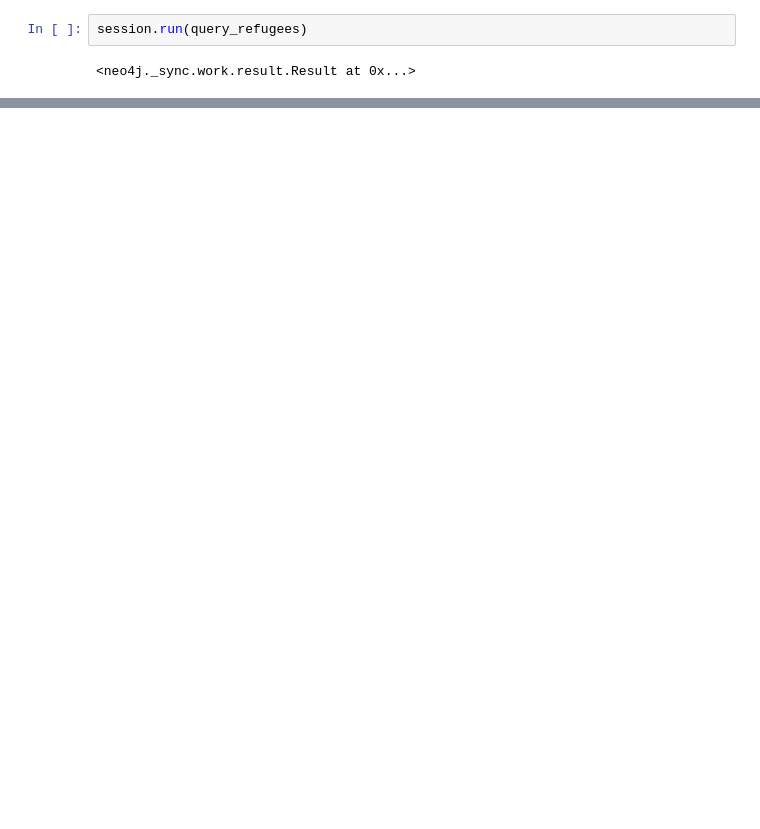
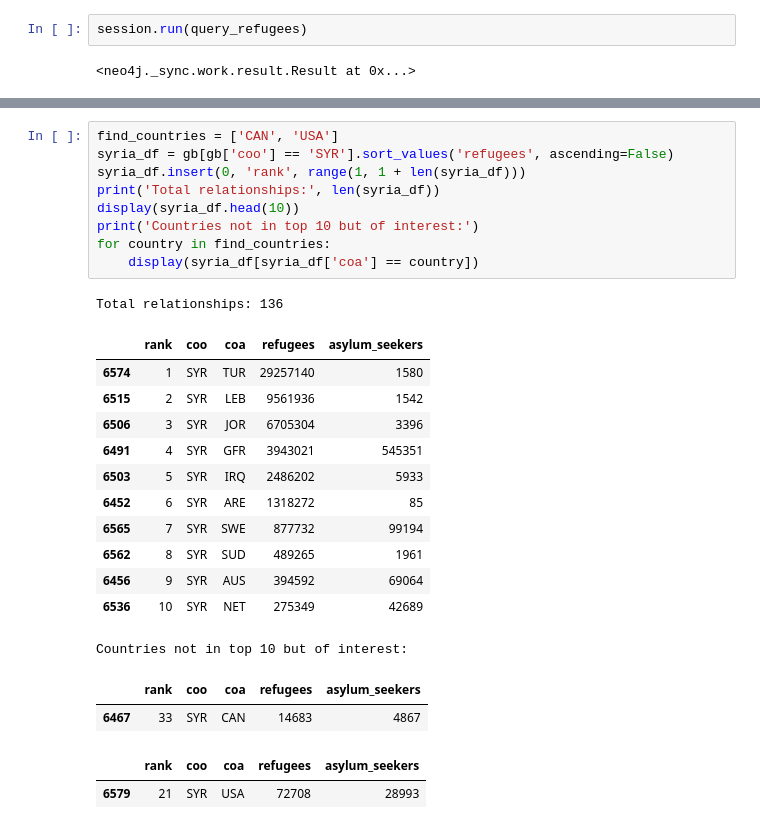
Before and after one commit to drussel4/refugee-flows, a Jupyter notebook: neo4j_workspace.ipynb, the cells around one changed output, grey strips where cells are left out. Saved outputs shown, nothing was run; the diff lists cells and outputs as text; blank space fills up the shorter version.

```diff
--- a/neo4j_workspace.ipynb
+++ b/neo4j_workspace.ipynb
@@ -281,0 +291,27 @@ my_neo4j_nodes_relationships()
+# %%
+find_countries = ['CAN', 'USA']
+syria_df = gb[gb['coo'] == 'SYR'].sort_values('refugees', ascending=False)
+syria_df.insert(0, 'rank', range(1, 1 + len(syria_df)))
+print('Total relationships:', len(syria_df))
+display(syria_df.head(10))
+print('Countries not in top 10 but of interest:')
+for country in find_countries:
+    display(syria_df[syria_df['coa'] == country])
+# %% [output]
+Total relationships: 136
+|  | rank | coo | coa | refugees | asylum_seekers |
+| 6574 | 1 | SYR | TUR | 29257140 | 1580 |
+| 6515 | 2 | SYR | LEB | 9561936 | 1542 |
+| 6506 | 3 | SYR | JOR | 6705304 | 3396 |
+| 6491 | 4 | SYR | GFR | 3943021 | 545351 |
+| 6503 | 5 | SYR | IRQ | 2486202 | 5933 |
+| 6452 | 6 | SYR | ARE | 1318272 | 85 |
+| 6565 | 7 | SYR | SWE | 877732 | 99194 |
+| 6562 | 8 | SYR | SUD | 489265 | 1961 |
+| 6456 | 9 | SYR | AUS | 394592 | 69064 |
+| 6536 | 10 | SYR | NET | 275349 | 42689 |
+Countries not in top 10 but of interest:
+|  | rank | coo | coa | refugees | asylum_seekers |
+| 6467 | 33 | SYR | CAN | 14683 | 4867 |
+|  | rank | coo | coa | refugees | asylum_seekers |
+| 6579 | 21 | SYR | USA | 72708 | 28993 |
```
Also changed, not shown: parts of 37 cells of this notebook.
